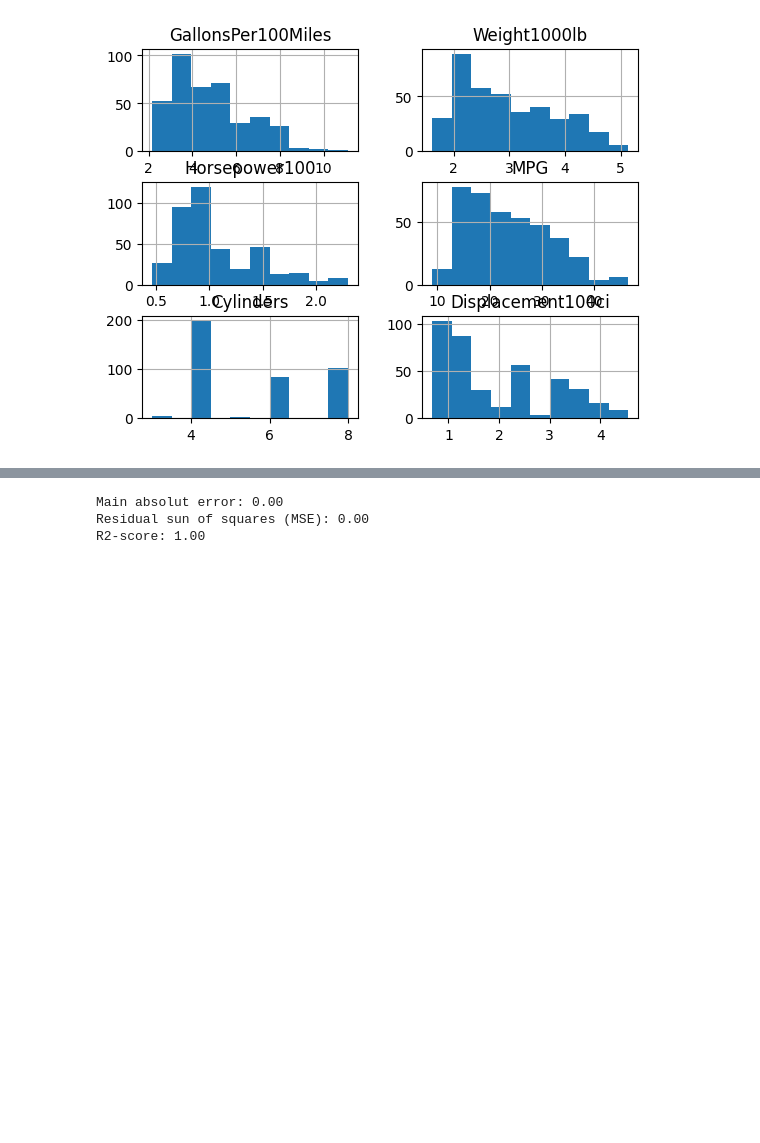
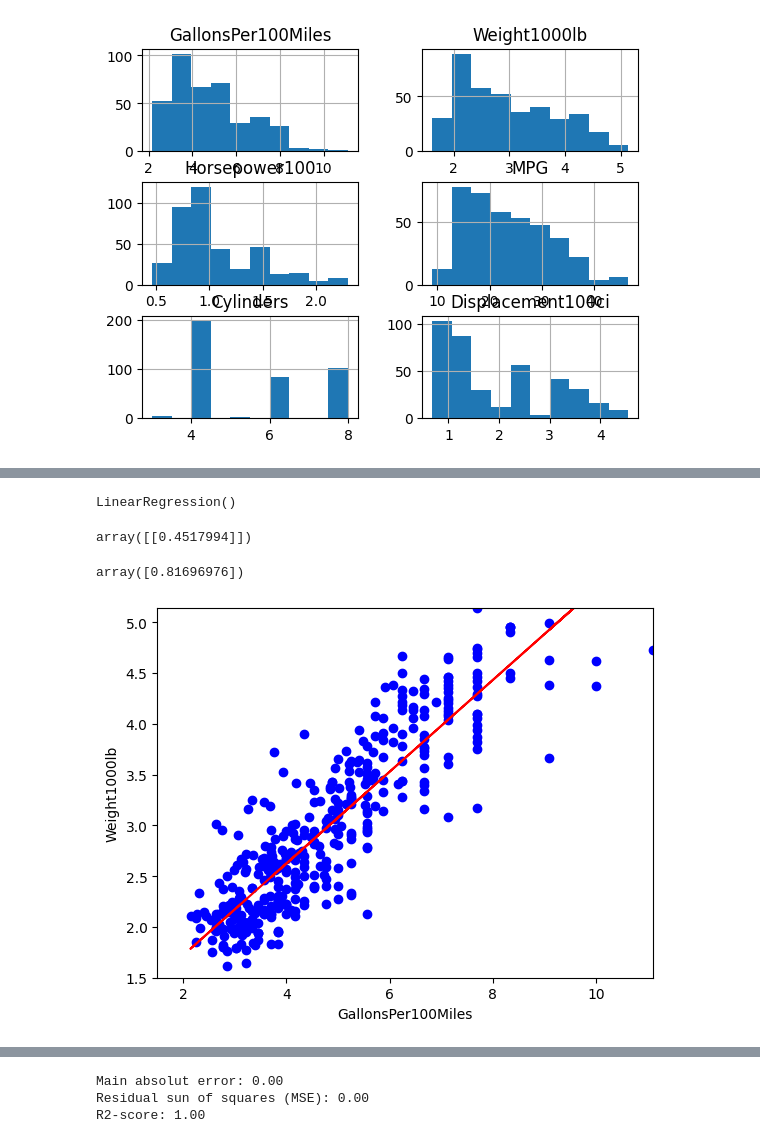
Before and after one commit to gibanator/assignment_3, a Jupyter notebook: linear_regression.ipynb, the cells around one changed output, grey strips where cells are left out. Drawn from its saved outputs; the diff is of its cells as text; code cells hidden in the pictures; blank space fills up the shorter version.

```diff
--- a/linear_regression.ipynb
+++ b/linear_regression.ipynb
@@ -69,0 +84,25 @@ plt.show()
+# %%
+X = pd.DataFrame(cdf.GallonsPer100Miles)
+y = pd.DataFrame(cdf.Weight1000lb)
+# %%
+model.fit(X, y)
+# %% [output]
+LinearRegression()
+# %%
+model.coef_
+# %% [output]
+array([[0.4517994]])
+# %%
+model.intercept_
+# %% [output]
+array([0.81696976])
+# %%
+plt.scatter(cdf.GallonsPer100Miles, cdf.Weight1000lb, color = 'blue')
+plt.plot(X, model.predict(X), '-r')
+plt.xlabel("GallonsPer100Miles")
+plt.ylabel("Weight1000lb")
+plt.xlim(1.5, 11.111111)
+plt.ylim(1.5, 5.140000)
+plt.show()
+# %% [output]
+[figure, added]
```
Also changed, not shown: parts of 16 cells of this notebook.
